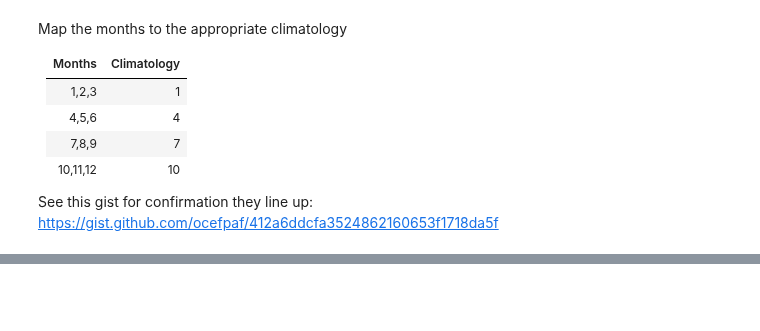
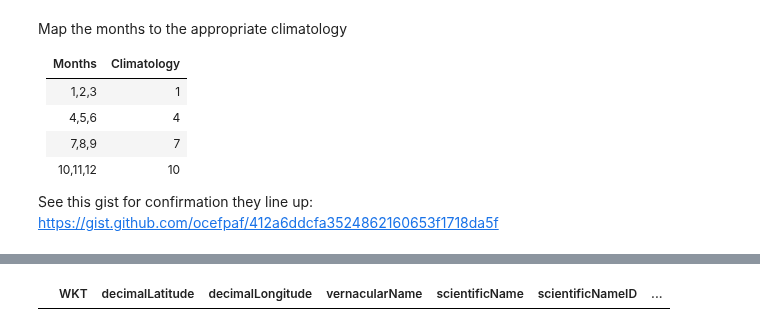
Before and after one commit to ioos/bio_data_guide, a Jupyter notebook: datasets/SanctSound/sound_propagation_processing.ipynb, the cells around one changed output, grey strips where cells are left out. Drawn from its saved outputs; the diff is of its cells as text; code cells hidden in the pictures; blank space fills up the shorter version.

Commit message:
splitting notebook starting to group presence data by day

```diff
--- a/datasets/SanctSound/sound_propagation_processing.ipynb
+++ b/datasets/SanctSound/sound_propagation_processing.ipynb
@@ -340,0 +373,4 @@ df_combined.sample(10)
+# %%
+df_occur.loc[df_occur['vernacularName'].str.contains('grouper')]
+# %% [output]
+|  | WKT | decimalLatitude | decimalLongitude | vernacularName | scientificName | scientificNameID | ... |
```
Also changed, not shown: parts of 10 cells of this notebook, 5 other files.
